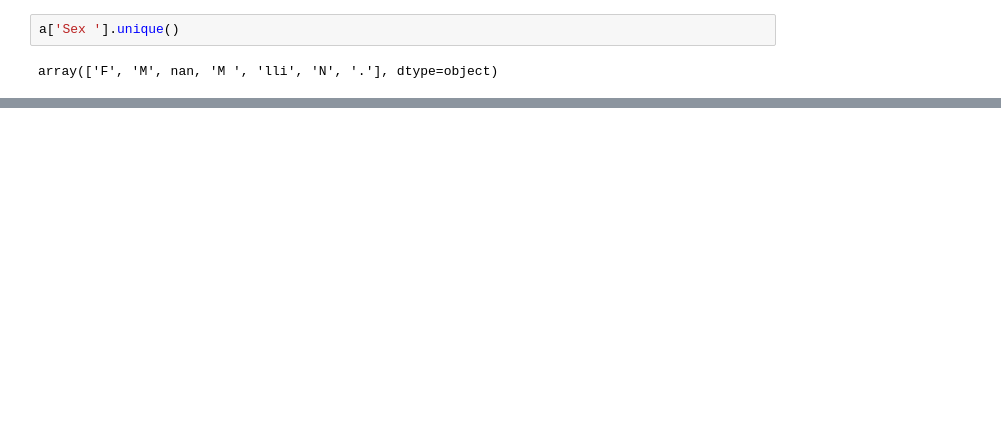
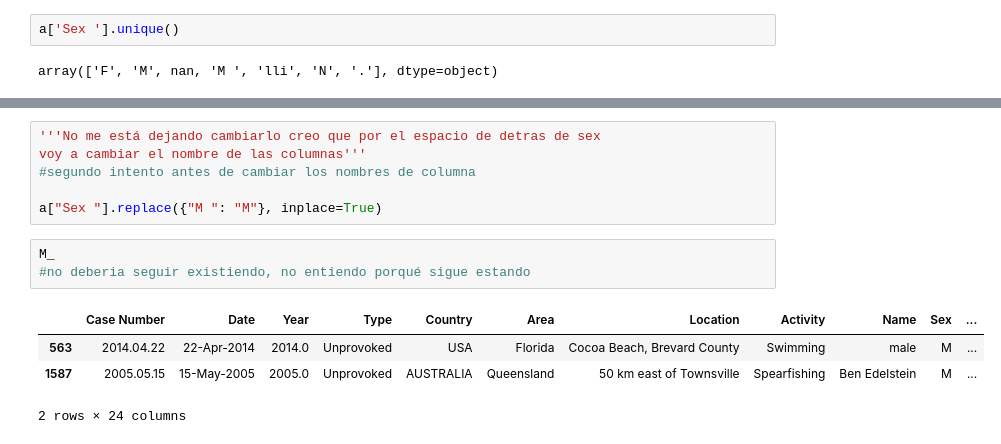
Before and after one commit to paulaalvarezsa/data-cleaning-pandas, a Jupyter notebook: sharks1.ipynb, the cells around one changed output, grey strips where cells are left out. Cells and saved outputs as stored; diff of their text form; blank space fills up the shorter version.

```diff
--- a/sharks1.ipynb
+++ b/sharks1.ipynb
@@ -202,0 +204,14 @@ KeyError: 'M '
+# %%
+'''No me está dejando cambiarlo creo que por el espacio de detras de sex
+voy a cambiar el nombre de las columnas'''
+#segundo intento antes de cambiar los nombres de columna
+
+a["Sex "].replace({"M ": "M"}, inplace=True)
+# %%
+M_
+#no deberia seguir existiendo, no entiendo porqué sigue estando
+# %% [output]
+|  | Case Number | Date | Year | Type | Country | Area | Location | Activity | Name | Sex | ... |
+| 563 | 2014.04.22 | 22-Apr-2014 | 2014.0 | Unprovoked | USA | Florida | Cocoa Beach, Brevard County | Swimming | male | M | ... |
+| 1587 | 2005.05.15 | 15-May-2005 | 2005.0 | Unprovoked | AUSTRALIA | Queensland | 50 km east of Townsville | Spearfishing | Ben Edelstein | M | ... |
+2 rows × 24 columns
```
Also changed, not shown: parts of 22 cells of this notebook, 2 other files.
